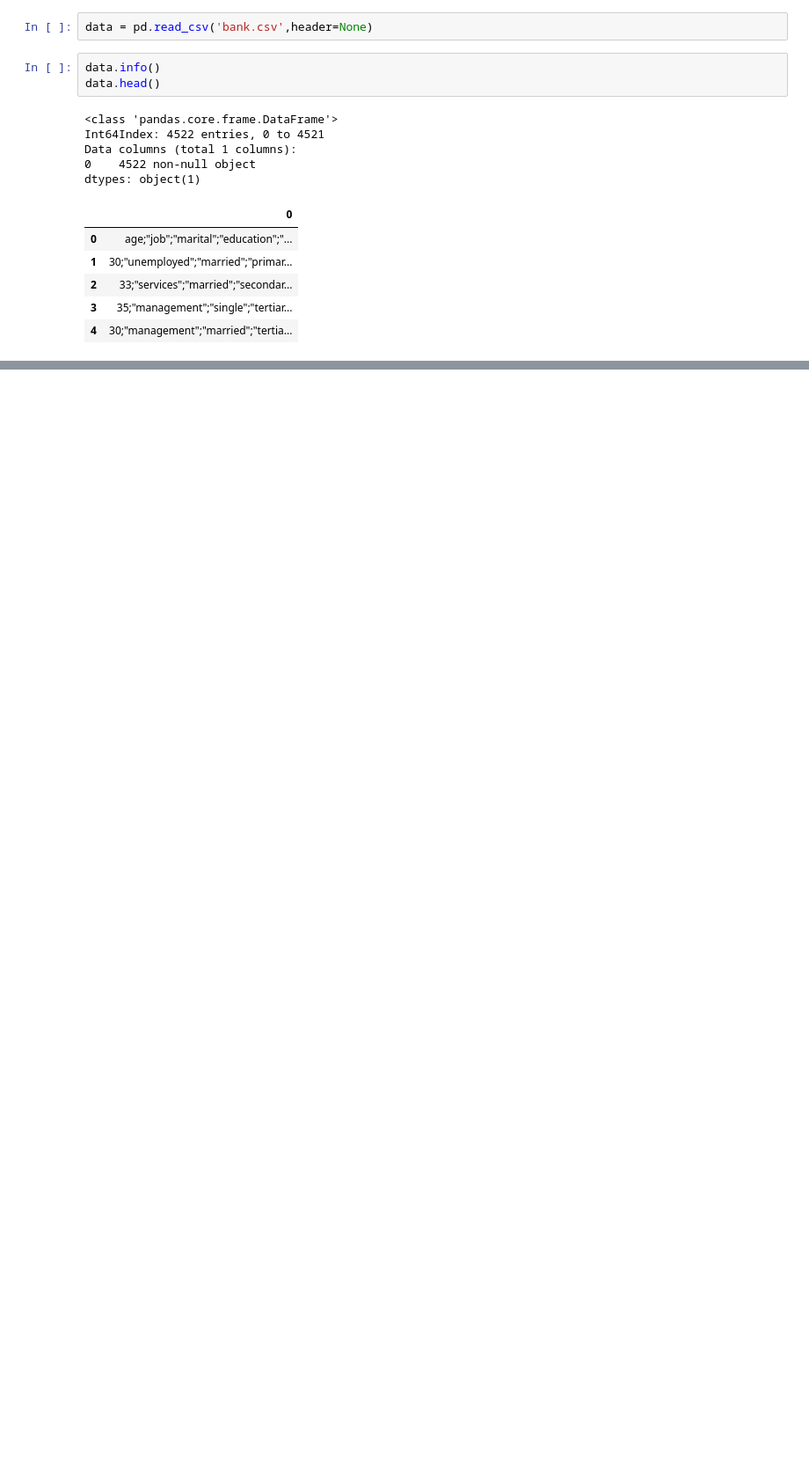
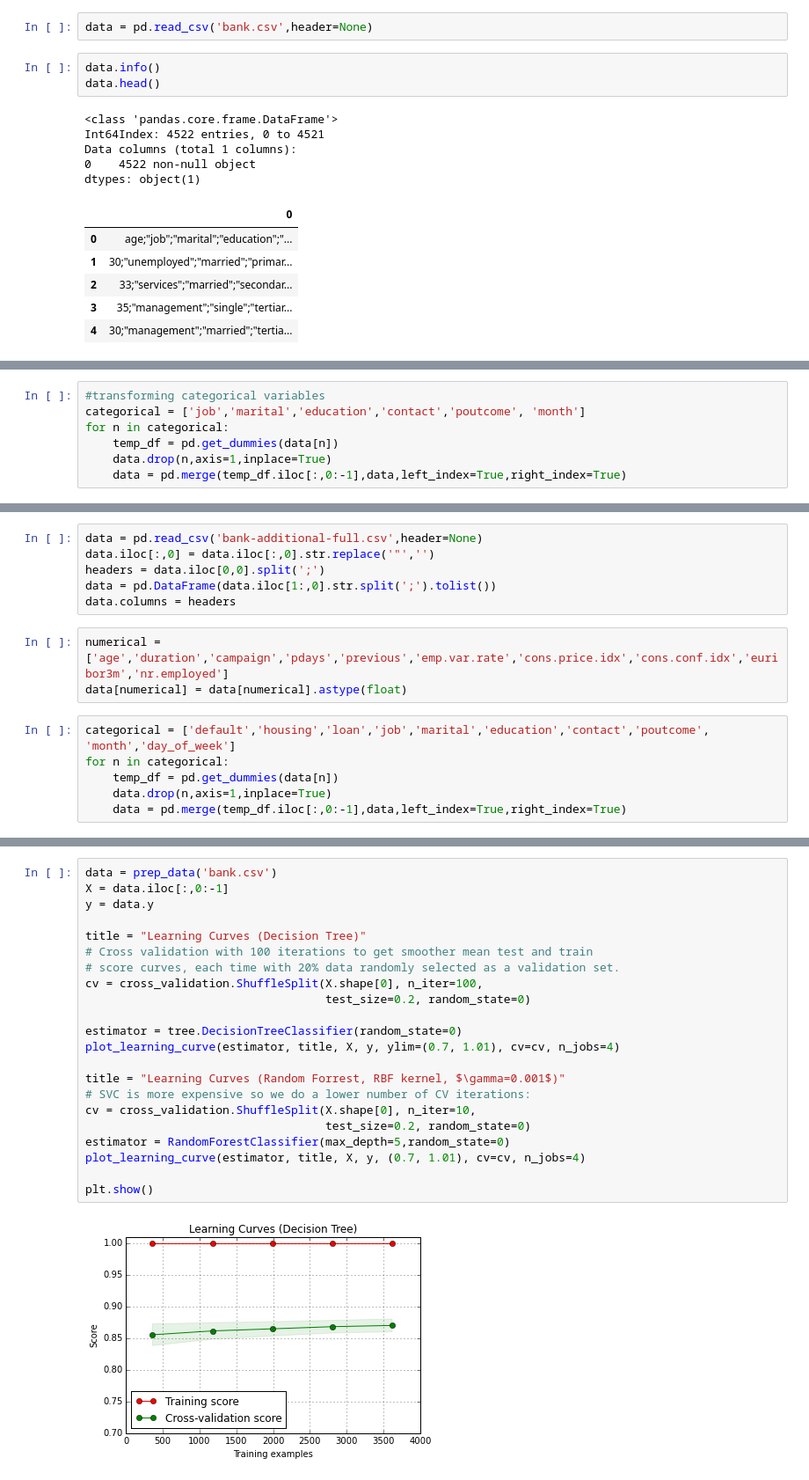
Before and after one commit to mattlichti/gen_assembly, a Jupyter notebook: Homework/HW6/Matt_hw_6.ipynb, the cells around one changed output, grey strips where cells are left out. Shown: that part at 88% size. Cells and saved outputs as stored; diff of their text form; blank space fills up the shorter version.

```diff
--- a/Homework/HW6/Matt_hw_6.ipynb
+++ b/Homework/HW6/Matt_hw_6.ipynb
@@ -83,0 +69,7 @@ features = ['age','balance','duration','campaign','pdays','previous','default','
+# %%
+#transforming categorical variables
+categorical = ['job','marital','education','contact','poutcome', 'month']
+for n in categorical:
+    temp_df = pd.get_dummies(data[n])
+    data.drop(n,axis=1,inplace=True)
+    data = pd.merge(temp_df.iloc[:,0:-1],data,left_index=True,right_index=True)
@@ -144 +168,16 @@ print cross_validate(data[features],data.y,RandomForestClassifier(max_depth=10,r
+# %%
+data = pd.read_csv('bank-additional-full.csv',header=None)
+data.iloc[:,0] = data.iloc[:,0].str.replace('"','')
+headers = data.iloc[0,0].split(';')
+data = pd.DataFrame(data.iloc[1:,0].str.split(';').tolist())
+data.columns = headers
+# %%
+numerical = ['age','duration','campaign','pdays','previous','emp.var.rate','cons.price.idx','cons.conf.idx','euribor3m','nr.employed']
+data[numerical] = data[numerical].astype(float)
+# %%
+categorical = ['default','housing','loan','job','marital','education','contact','poutcome', 'month','day_of_week']
+for n in categorical:
+    temp_df = pd.get_dummies(data[n])
+    data.drop(n,axis=1,inplace=True)
+    data = pd.merge(temp_df.iloc[:,0:-1],data,left_index=True,right_index=True)
 # %%
@@ -219,0 +285,24 @@ q.score(x,y)
+# %%
+data = prep_data('bank.csv')
+X = data.iloc[:,0:-1]
+y = data.y
+
+title = "Learning Curves (Decision Tree)"
+# Cross validation with 100 iterations to get smoother mean test and train
+# score curves, each time with 20% data randomly selected as a validation set.
+cv = cross_validation.ShuffleSplit(X.shape[0], n_iter=100,
+                                   test_size=0.2, random_state=0)
+
+estimator = tree.DecisionTreeClassifier(random_state=0)
+plot_learning_curve(estimator, title, X, y, ylim=(0.7, 1.01), cv=cv, n_jobs=4)
+
+title = "Learning Curves (Random Forrest, RBF kernel, $\gamma=0.001$)"
+# SVC is more expensive so we do a lower number of CV iterations:
+cv = cross_validation.ShuffleSplit(X.shape[0], n_iter=10,
+                                   test_size=0.2, random_state=0)
+estimator = RandomForestClassifier(max_depth=5,random_state=0)
+plot_learning_curve(estimator, title, X, y, (0.7, 1.01), cv=cv, n_jobs=4)
+
+plt.show()
+# %% [output]
+[figure, added]
```
Also changed, not shown: parts of 49 cells of this notebook.
